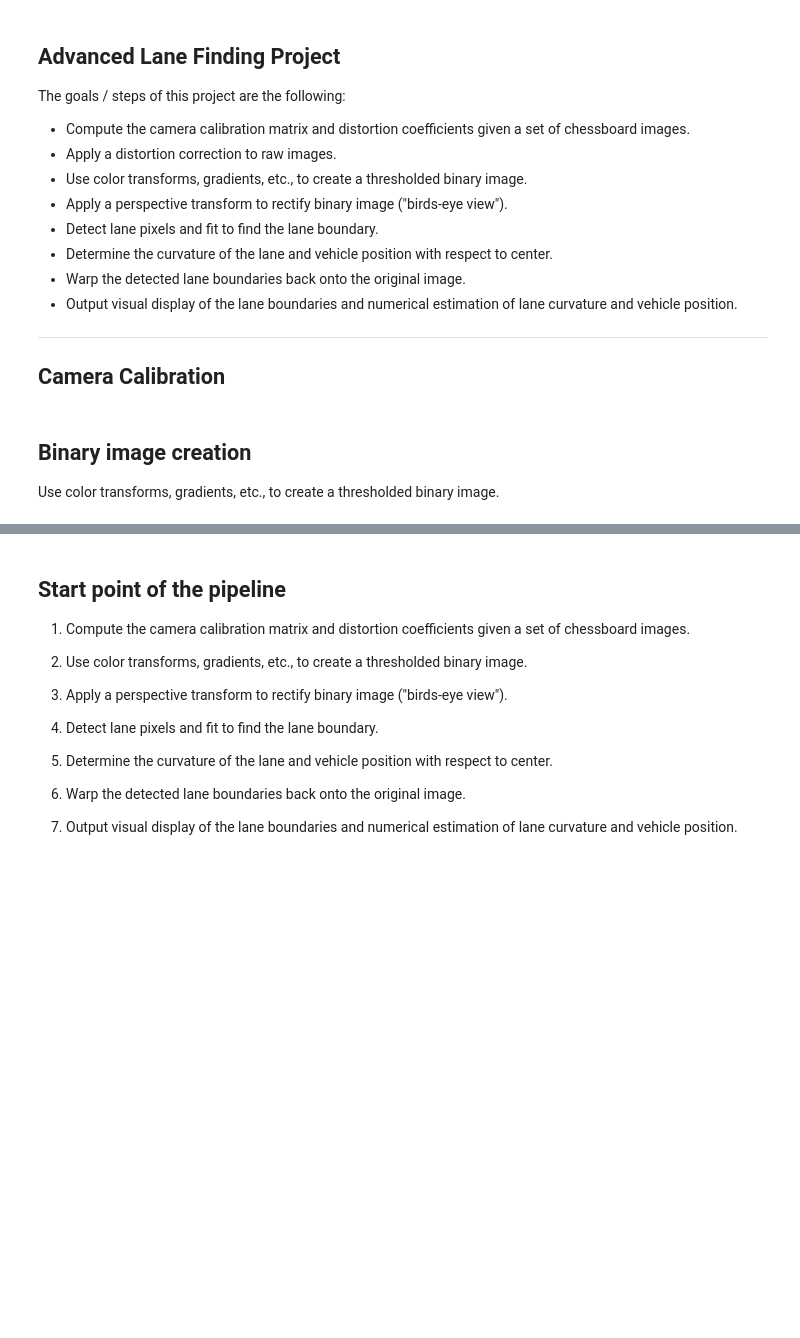
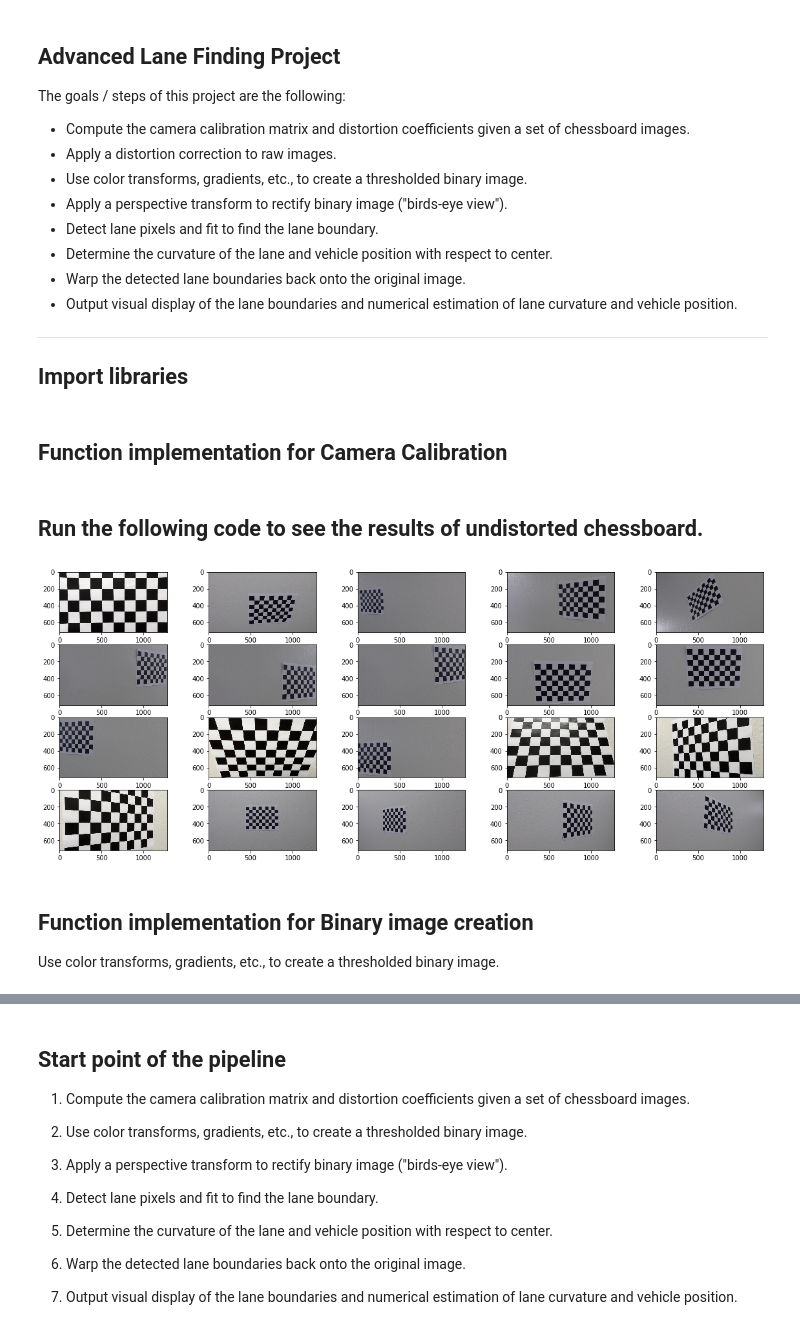
Before and after one commit to arunchavan89/CarND-Advanced-Lane-Lines, a Jupyter notebook: advanced_lane_detection.ipynb, the cells around one changed output, grey strips where cells are left out. Drawn from its saved outputs; the diff is of its cells as text; code cells hidden in the pictures; blank space fills up the shorter version.

```diff
--- a/advanced_lane_detection.ipynb
+++ b/advanced_lane_detection.ipynb
@@ -13,4 +13,4 @@ The goals / steps of this project are the following:
 * Output visual display of the lane boundaries and numerical estimation of lane curvature and vehicle position.
 
 ---
-## Camera Calibration
+## Import libraries
@@ -17,11 +29,6 @@ The goals / steps of this project are the following:
+# %% [markdown]
+## Function implementation for Camera Calibration
 # %%
-#Adding required libraries
-import numpy as np
-import matplotlib.pyplot as plt
-import matplotlib.image as plt_img
-import cv2
-import glob # To read all images inside a folder
-import yaml
 
 # Flag for debugging the output
 DEBUG_ENABLED = 0
@@ -55,7 +62,7 @@ def calibrate_camera(images):
     for image in images:
         img = plt_img.imread(image)
         gray = grayscale(img)
-        if(DEBUG_ENABLED):
+        if(0):
             plt.imshow(gray, cmap ='gray')
             plt.title("Grayscale image")
             plt.show()
@@ -69,24 +76,48 @@ def calibrate_camera(images):
     return mtx, dist
 
 def undistort_chessboard_images(images, mtx, dist):
+    list_undistrted_images = []
     for image in images:
         img = plt_img.imread(image)
         # Un-distort images
         dst = cv2.undistort(img, mtx, dist, None, mtx)
-        if(DEBUG_ENABLED):
-            plt.imshow(dst)
-            plt.title("ChessBoard Corner Image")
-            plt.show()
+        # Append all undistorted images and return
+        list_undistrted_images.append(dst)
+    return list_undistrted_images
 
 def undistort_images(image, mtx, dist):
     dst = cv2.undistort(image, mtx, dist, None, mtx)
-    if(1):
+    if(0):
         plt.imshow(dst)
         plt.title("ChessBoard Corner Image")
         plt.show()
     return dst
+
+def draw_results(list_undistorted_images):
+    plt.figure(figsize=(20,10))
+    plt.title("Undistorted Chessboard Images")
+    columns = 5
+    for i, image in enumerate(list_undistorted_images):
+        plt.subplot(len(list_undistorted_images) / columns + 1, columns, i + 1)
+        plt.imshow(image)
+# %% [markdown]
+## Run the following code to see the results of undistorted chessboard.
+# %%
+# Read all images from a folder
+images = glob.glob("camera_cal/*.jpg")
+
+# Calibrate Camera
+mtx, dist = calibrate_camera(images)
+
+# Undistort Chess Images
+list_undistorted_images = undistort_chessboard_images(images, mtx, dist)
+
+# Draw Results
+draw_results(list_undistorted_images)
+# %% [output]
+[figure, added]
 # %% [markdown]
-## Binary image creation
+## Function implementation for Binary image creation
 Use color transforms, gradients, etc., to create a thresholded binary image.
 # %%
 # Edit this function to create your own pipeline.
```
Also changed, not shown: parts of 16 cells of this notebook, 3 other files.
